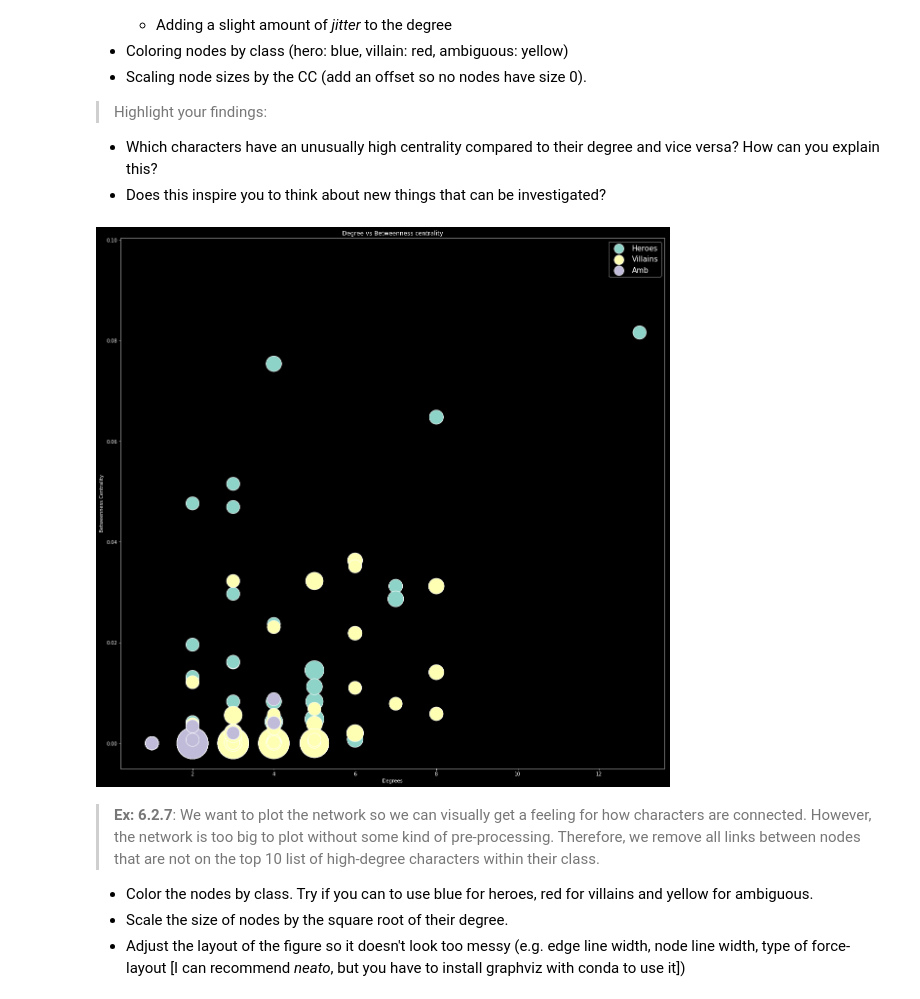
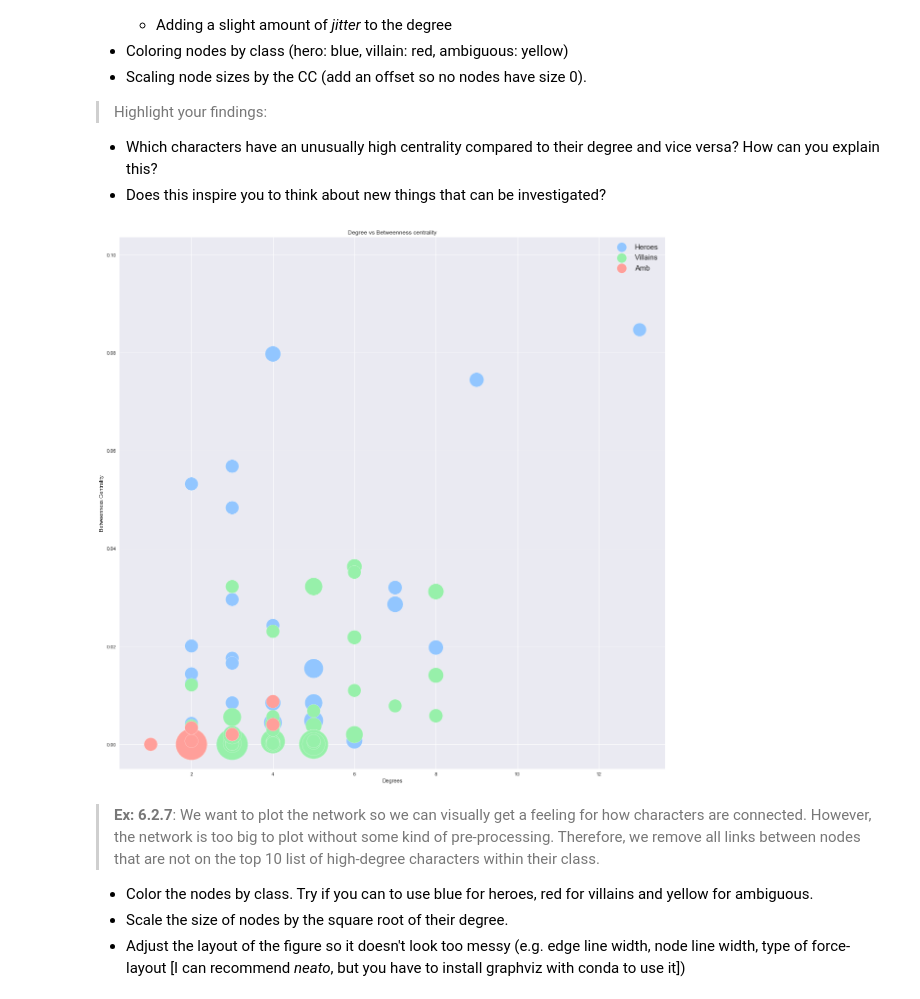
Before and after one commit to allengueco/marvel_project, a Jupyter notebook: networks.ipynb, the cells around one changed output. Drawn from its saved outputs; the diff is of its cells as text; code cells hidden in the pictures.

```diff
--- a/networks.ipynb
+++ b/networks.ipynb
@@ -58,6 +30,8 @@ import seaborn as sns
 from sklearn.naive_bayes import BernoulliNB
 from sklearn.metrics import accuracy_score, precision_score, f1_score, recall_score
 from collections import OrderedDict
+
+sns.set(palette='pastel')
 
 urllib3.disable_warnings(urllib3.exceptions.InsecureRequestWarning)  # Suppress InsecureRequestWarning
 
@@ -153,8 +127,6 @@ def make_groups(**offline):
 
 superheroes, supervillains, ambiguous = make_groups(offline=True)
 # %%
-plt.style.use('dark_background')
-
 G = nx.Graph()
 G.add_nodes_from([1,2,3,4,5])
 G.add_edges_from([(1,2),(1,3),(2,5),(5,4),(3,2),(4,1)])
@@ -513,19 +467,19 @@ amb_degrees = dict(amb_graph.degree(amb_graph))
 # %%
 fig = plt.figure(figsize=(20,20))
 
 plt.title("Degree vs Betweenness centrality")
-plt.scatter(hero_degrees.values(), hero_bc.values(), s=[(3+c)**6 for c in hero_cc.values()], label='Heroes', edgecolor='w')
-plt.scatter(villain_degrees.values(), villain_bc.values(), s=[(3+c)**6 for c in villain_cc.values()], label='Villains',edgecolor='w')
-plt.scatter(amb_degrees.values(), amb_bc.values(), s=[(3+c)**6 for c in amb_cc.values()], label='Amb', edgecolor='w')
+plt.scatter(hero_degrees.values(), hero_bc.values(), s=[(3+c)**6 for c in hero_cc.values()], label='Heroes', edgecolor='black')
+plt.scatter(villain_degrees.values(), villain_bc.values(), s=[(3+c)**6 for c in villain_cc.values()], label='Villains',edgecolor='black')
+plt.scatter(amb_degrees.values(), amb_bc.values(), s=[(3+c)**6 for c in amb_cc.values()], label='Amb', edgecolor='black')
 
 plt.ylim(bottom=-0.005)
 
 plt.xlabel("Degrees")
 plt.ylabel("Betweenness Centrality")
 plt.legend(loc='best', markerscale = .4, prop={'size': 15})
 plt.show()
 # %% [output]
-[figure, old version]
+[figure, new version]
 # %% [markdown]
 > **Ex: 6.2.7**: We want to plot the network so we can visually get a feeling for how characters are connected. However, the network is too big to plot without some kind of pre-processing. Therefore, we remove all links between nodes that are not on the top 10 list of high-degree characters within their class.
 * Color the nodes by class. Try if you can to use blue for heroes, red for villains and yellow for ambiguous.
```
Also changed, not shown: parts of 20 cells of this notebook, 3 other files.
